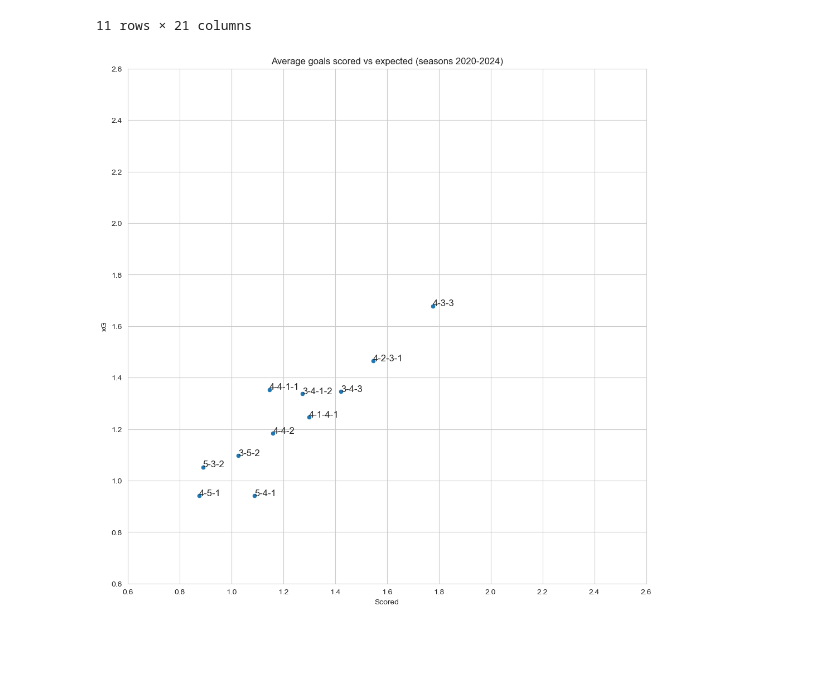
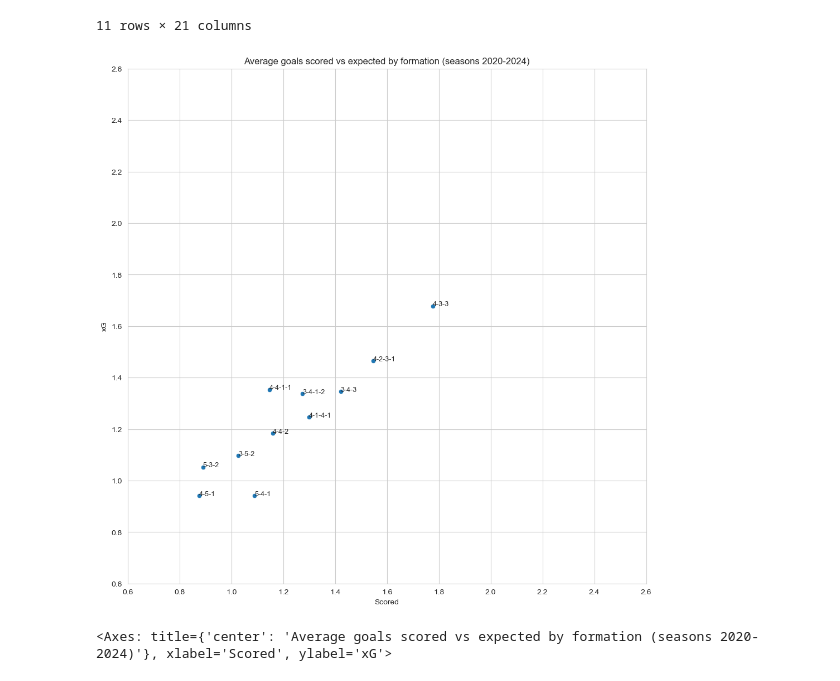
Before and after one commit to mateuszdziegielewski/premier_league, a Jupyter notebook: notebooks/2.01-md-analysis.ipynb, the cells around one changed output. Saved outputs shown, nothing was run; the diff lists cells and outputs as text; code cells hidden in the pictures; blank space fills up the shorter version.

```diff
--- a/notebooks/2.01-md-analysis.ipynb
+++ b/notebooks/2.01-md-analysis.ipynb
@@ -330,29 +377,26 @@ data_formation_performance
 | 9 | 5-3-2 | 0.890244 | 1.756098 | 1.052439 | 1.687805 | 37.243902 | 9.731707 | 2.634146 | 17.453659 | 0.451220 | ... | ... |
 11 rows × 21 columns
 # %%
-# Compare goals scored and conceded
+# Compare goals scored and expected
 
-f, ax = plt.subplots(figsize=(12, 12))
-sns.scatterplot(data=data_formation_performance,
-                x = 'gf',
-                y = 'xg',
-                legend=None,
-                ax=ax)
+gf_xg_formation = {
+    "Figsize": (12, 12),
+    "Data": data_formation_performance,
+    "X": "gf",
+    "Y": "xg",
+    "Title": "Average goals scored vs expected by formation (seasons 2020-2024)",
+    "Xlabel": "Scored",
+    "Ylabel": "xG",
+    "Xlim": (0.6, 2.6),
+    "Ylim": (0.6, 2.6),
+    "Xticks": (np.arange(0.6, 2.8, 0.2)),
+    "Yticks": (np.arange(0.6, 2.8, 0.2)),
+    "Column": "formation",
+    "Fontsize": 9
+    }
 
-plt.title('Average goals scored vs expected (seasons 2020-2024)')
-plt.xlabel('Scored')
-plt.ylabel('xG')
-plt.xlim(0.6, 2.6)
-plt.ylim(0.6, 2.6)
-plt.xticks(ticks=np.arange(0.6, 2.8, 0.2))
-plt.yticks(ticks=np.arange(0.6, 2.8, 0.2))
-
-for i in range(data_formation_performance.shape[0]):
-    plt.text(data_formation_performance.iloc[i, 1],
-             data_formation_performance.iloc[i, 3],
-             data_formation_performance.iloc[i, 0],
-             fontsize=12,
-             ha='left')
+custom_scatter(**gf_xg_formation)
 # %% [output]
-[figure, old version]
+[figure, new version]
+<Axes: title={'center': 'Average goals scored vs expected by formation (seasons 2020-2024)'}, xlabel='Scored', ylabel='xG'>
 # %%
```
Also changed, not shown: parts of 17 cells of this notebook, 1 other file.
